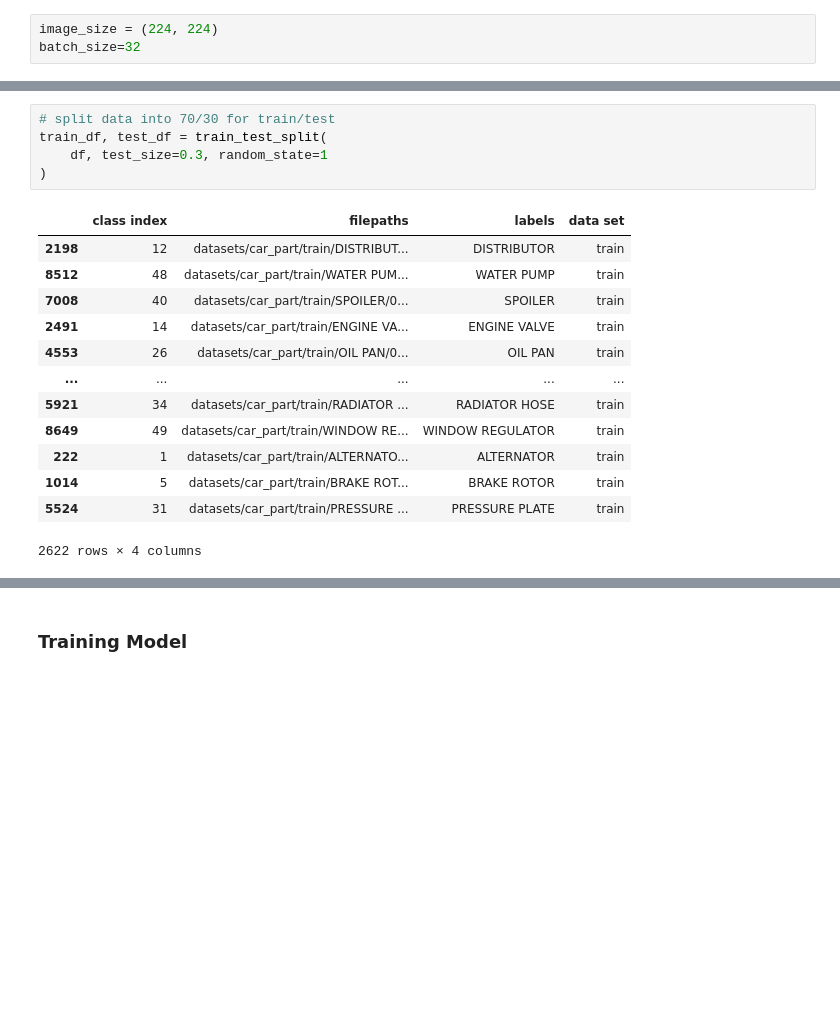
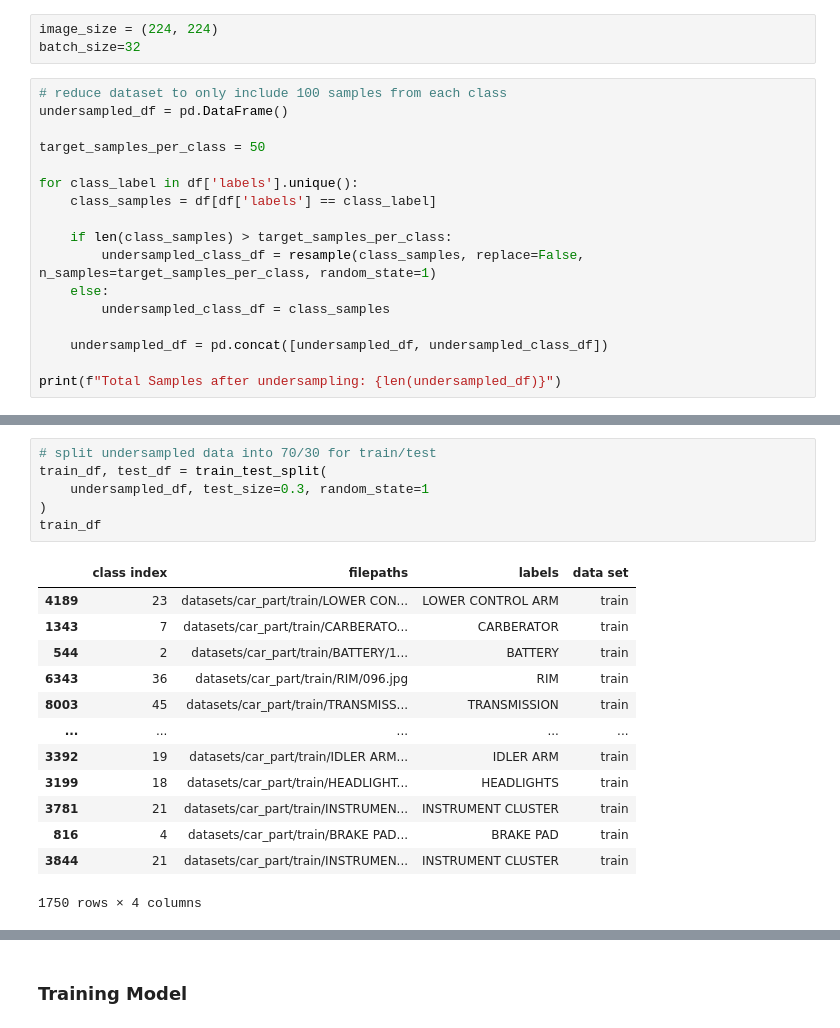
Before and after one commit to desracto/csci316-proj2, a Jupyter notebook: car-part.ipynb, the cells around one changed output, grey strips where cells are left out. Saved outputs shown, nothing was run; the diff lists cells and outputs as text; blank space fills up the shorter version.

```diff
--- a/car-part.ipynb
+++ b/car-part.ipynb
@@ -706,3 +703,20 @@ from sklearn.model_selection import train_test_split
 # %%
 image_size = (224, 224)
 batch_size=32
+# %%
+# reduce dataset to only include 100 samples from each class
+undersampled_df = pd.DataFrame()
+
+target_samples_per_class = 50
+
+for class_label in df['labels'].unique():
+    class_samples = df[df['labels'] == class_label]
+
+    if len(class_samples) > target_samples_per_class:
+        undersampled_class_df = resample(class_samples, replace=False, n_samples=target_samples_per_class, random_state=1)
+    else:
+        undersampled_class_df = class_samples
+
+    undersampled_df = pd.concat([undersampled_df, undersampled_class_df])
+
+print(f"Total Samples after undersampling: {len(undersampled_df)}")
@@ -709,22 +736,23 @@ batch_size=32
 # %%
-# split data into 70/30 for train/test
+# split undersampled data into 70/30 for train/test
 train_df, test_df = train_test_split(
-    df, test_size=0.3, random_state=1
+    undersampled_df, test_size=0.3, random_state=1
 )
+train_df
 # %% [output]
 |  | class index | filepaths | labels | data set |
-| 2198 | 12 | datasets/car_part/train/DISTRIBUT... | DISTRIBUTOR | train |
-| 8512 | 48 | datasets/car_part/train/WATER PUM... | WATER PUMP | train |
-| 7008 | 40 | datasets/car_part/train/SPOILER/0... | SPOILER | train |
-| 2491 | 14 | datasets/car_part/train/ENGINE VA... | ENGINE VALVE | train |
-| 4553 | 26 | datasets/car_part/train/OIL PAN/0... | OIL PAN | train |
+| 4189 | 23 | datasets/car_part/train/LOWER CON... | LOWER CONTROL ARM | train |
+| 1343 | 7 | datasets/car_part/train/CARBERATO... | CARBERATOR | train |
+| 544 | 2 | datasets/car_part/train/BATTERY/1... | BATTERY | train |
+| 6343 | 36 | datasets/car_part/train/RIM/096.jpg | RIM | train |
+| 8003 | 45 | datasets/car_part/train/TRANSMISS... | TRANSMISSION | train |
 | ... | ... | ... | ... | ... |
-| 5921 | 34 | datasets/car_part/train/RADIATOR ... | RADIATOR HOSE | train |
-| 8649 | 49 | datasets/car_part/train/WINDOW RE... | WINDOW REGULATOR | train |
-| 222 | 1 | datasets/car_part/train/ALTERNATO... | ALTERNATOR | train |
-| 1014 | 5 | datasets/car_part/train/BRAKE ROT... | BRAKE ROTOR | train |
-| 5524 | 31 | datasets/car_part/train/PRESSURE ... | PRESSURE PLATE | train |
+| 3392 | 19 | datasets/car_part/train/IDLER ARM... | IDLER ARM | train |
+| 3199 | 18 | datasets/car_part/train/HEADLIGHT... | HEADLIGHTS | train |
+| 3781 | 21 | datasets/car_part/train/INSTRUMEN... | INSTRUMENT CLUSTER | train |
+| 816 | 4 | datasets/car_part/train/BRAKE PAD... | BRAKE PAD | train |
+| 3844 | 21 | datasets/car_part/train/INSTRUMEN... | INSTRUMENT CLUSTER | train |
-2622 rows × 4 columns
+1750 rows × 4 columns
 # %%
 train_gen = ImageDataGenerator(
     preprocessing_function=preprocess_input
```
Also changed, not shown: parts of 30 cells of this notebook, 24 other files.
